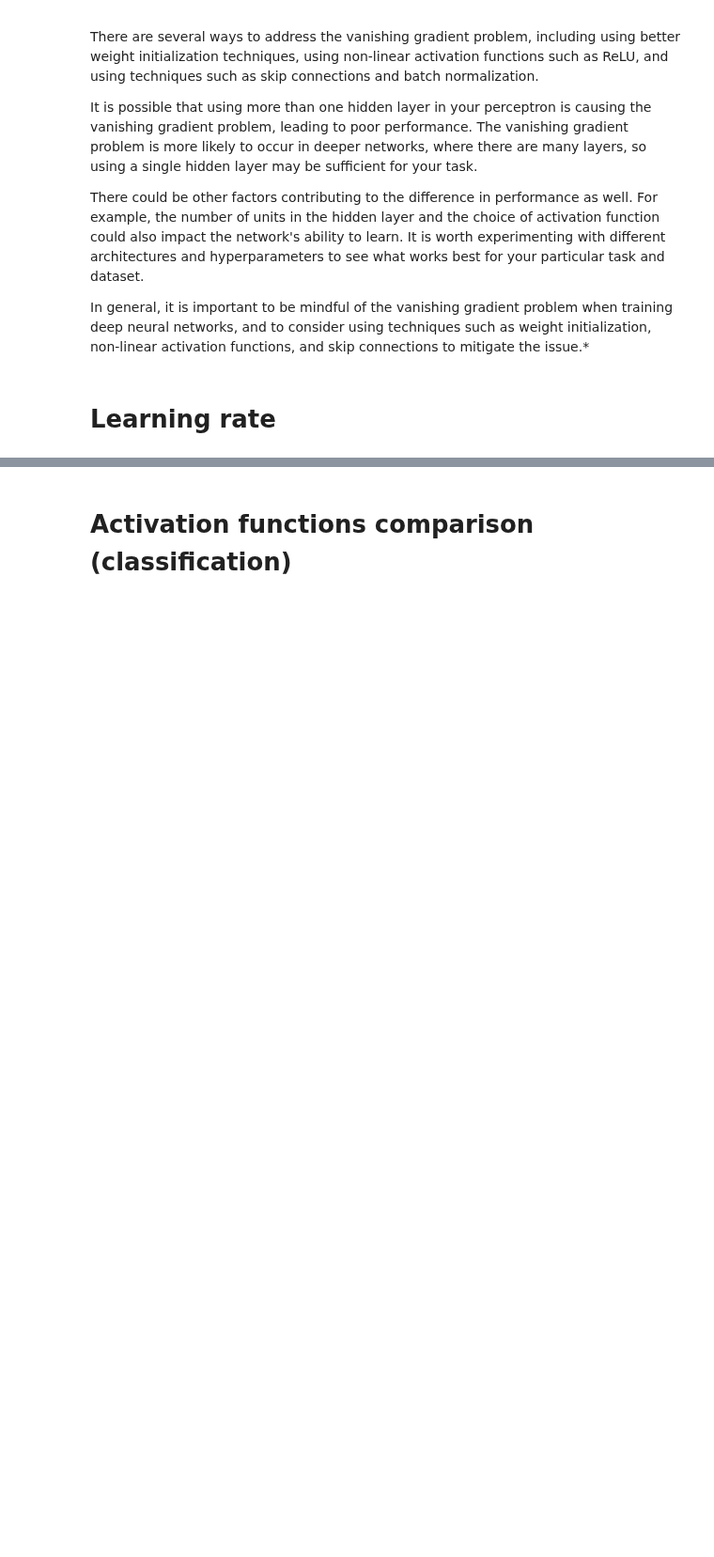
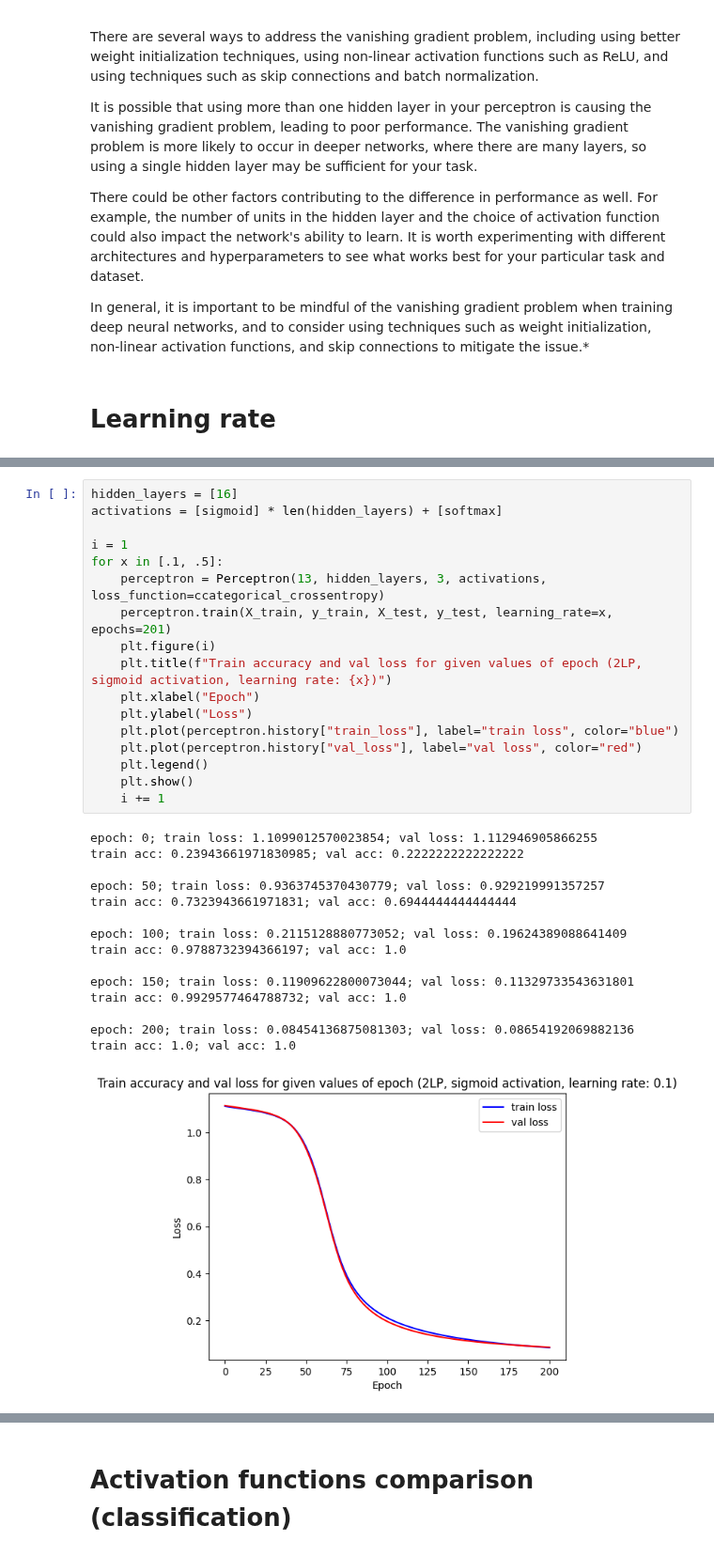
Before and after one commit to wz7475/neural-network-MLP-implementation, a Jupyter notebook: MLP.ipynb, the cells around one changed output, grey strips where cells are left out. Shown at 94% size. Drawn from its saved outputs; the diff is of its cells as text; blank space fills up the shorter version.

```diff
--- a/MLP.ipynb
+++ b/MLP.ipynb
@@ -460,0 +461,33 @@ train acc: 1.0; val acc: 0.9722222222222222
+# %%
+hidden_layers = [16]
+activations = [sigmoid] * len(hidden_layers) + [softmax]
+
+i = 1
+for x in [.1, .5]:
+    perceptron = Perceptron(13, hidden_layers, 3, activations, loss_function=ccategorical_crossentropy)
+    perceptron.train(X_train, y_train, X_test, y_test, learning_rate=x, epochs=201)
+    plt.figure(i)
+    plt.title(f"Train accuracy and val loss for given values of epoch (2LP, sigmoid activation, learning rate: {x})")
+    plt.xlabel("Epoch")
+    plt.ylabel("Loss")
+    plt.plot(perceptron.history["train_loss"], label="train loss", color="blue")
+    plt.plot(perceptron.history["val_loss"], label="val loss", color="red")
+    plt.legend()
+    plt.show()
+    i += 1
+# %% [output]
+epoch: 0; train loss: 1.1099012570023854; val loss: 1.112946905866255
+train acc: 0.23943661971830985; val acc: 0.2222222222222222
+
+epoch: 50; train loss: 0.9363745370430779; val loss: 0.929219991357257
+train acc: 0.7323943661971831; val acc: 0.6944444444444444
+
+epoch: 100; train loss: 0.2115128880773052; val loss: 0.19624389088641409
+train acc: 0.9788732394366197; val acc: 1.0
+
+epoch: 150; train loss: 0.11909622800073044; val loss: 0.11329733543631801
+train acc: 0.9929577464788732; val acc: 1.0
+
+epoch: 200; train loss: 0.08454136875081303; val loss: 0.08654192069882136
+train acc: 1.0; val acc: 1.0
+[figure, added]
```
Also changed, not shown: parts of 14 cells of this notebook.
